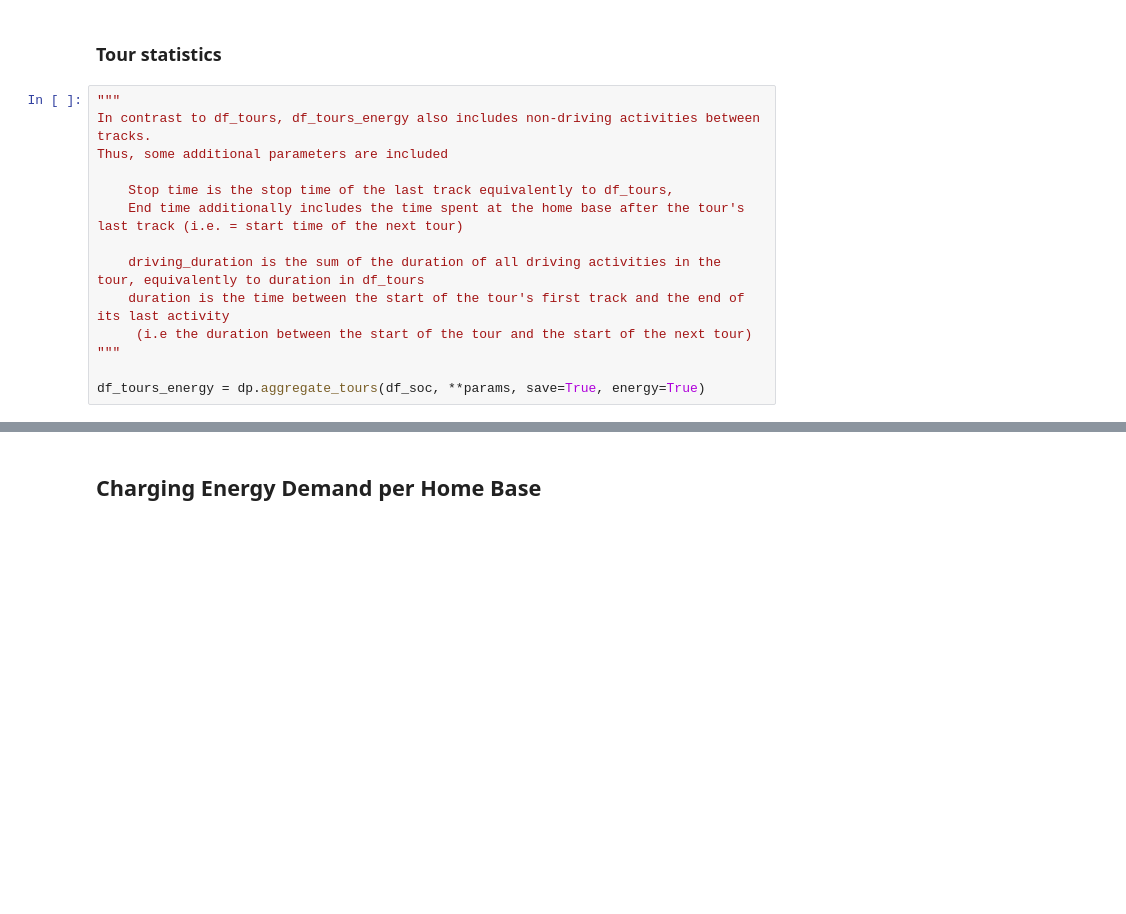
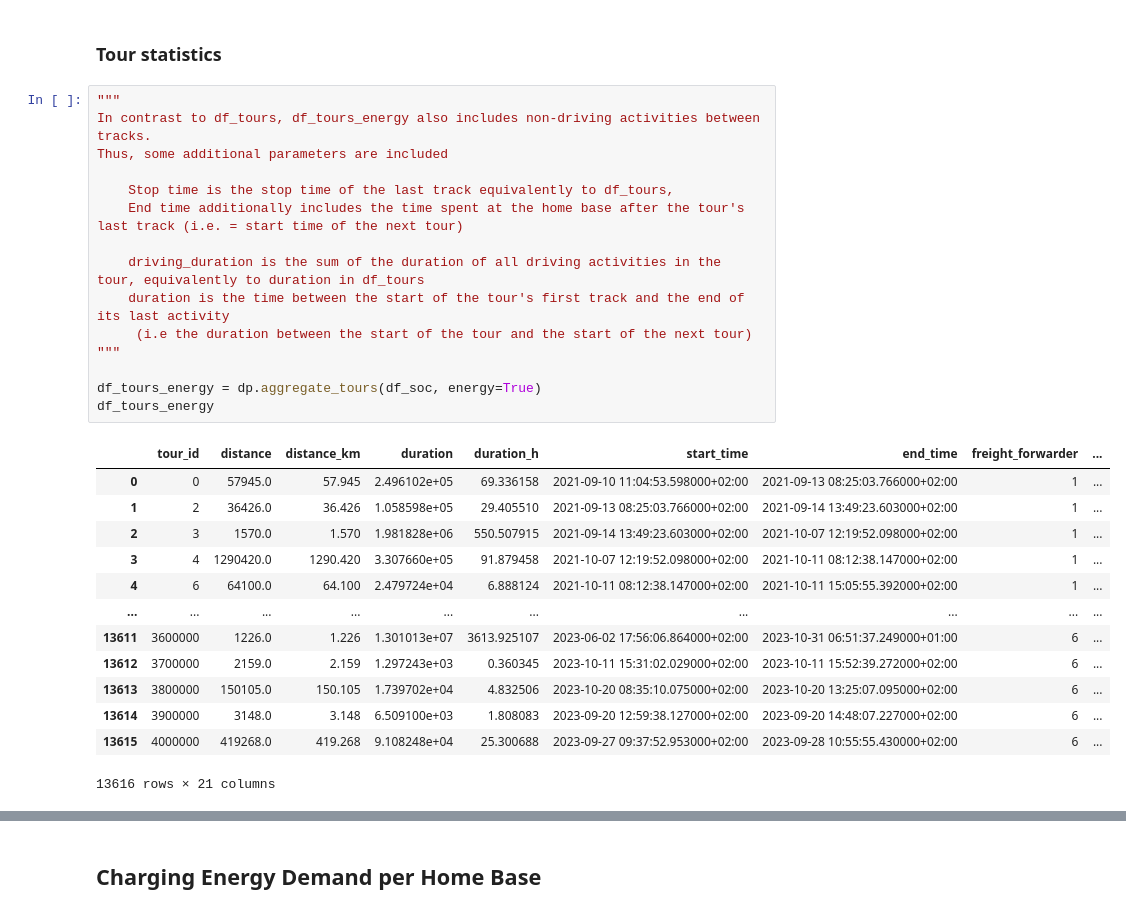
Before and after one commit to napaper/truck_fleet_electrification, a Jupyter notebook: main_energy_sim.ipynb, the cells around one changed output, grey strips where cells are left out. Drawn from its saved outputs; the diff is of its cells as text; blank space fills up the shorter version.

```diff
--- a/main_energy_sim.ipynb
+++ b/main_energy_sim.ipynb
@@ -128,15 +168,30 @@ This is equivalent to the assumption that the SoC at the start of each tour = So
 # %%
 """
 In contrast to df_tours, df_tours_energy also includes non-driving activities between tracks.
 Thus, some additional parameters are included
 
     Stop time is the stop time of the last track equivalently to df_tours,
     End time additionally includes the time spent at the home base after the tour's last track (i.e. = start time of the next tour)
 
     driving_duration is the sum of the duration of all driving activities in the tour, equivalently to duration in df_tours
     duration is the time between the start of the tour's first track and the end of its last activity
      (i.e the duration between the start of the tour and the start of the next tour)
 """
 
-df_tours_energy = dp.aggregate_tours(df_soc, **params, save=True, energy=True)
+df_tours_energy = dp.aggregate_tours(df_soc, energy=True)
+df_tours_energy
+# %% [output]
+|  | tour_id | distance | distance_km | duration | duration_h | start_time | end_time | freight_forwarder | ... |
+| 0 | 0 | 57945.0 | 57.945 | 2.496102e+05 | 69.336158 | 2021-09-10 11:04:53.598000+02:00 | 2021-09-13 08:25:03.766000+02:00 | 1 | ... |
+| 1 | 2 | 36426.0 | 36.426 | 1.058598e+05 | 29.405510 | 2021-09-13 08:25:03.766000+02:00 | 2021-09-14 13:49:23.603000+02:00 | 1 | ... |
+| 2 | 3 | 1570.0 | 1.570 | 1.981828e+06 | 550.507915 | 2021-09-14 13:49:23.603000+02:00 | 2021-10-07 12:19:52.098000+02:00 | 1 | ... |
+| 3 | 4 | 1290420.0 | 1290.420 | 3.307660e+05 | 91.879458 | 2021-10-07 12:19:52.098000+02:00 | 2021-10-11 08:12:38.147000+02:00 | 1 | ... |
+| 4 | 6 | 64100.0 | 64.100 | 2.479724e+04 | 6.888124 | 2021-10-11 08:12:38.147000+02:00 | 2021-10-11 15:05:55.392000+02:00 | 1 | ... |
+| ... | ... | ... | ... | ... | ... | ... | ... | ... | ... |
+| 13611 | 3600000 | 1226.0 | 1.226 | 1.301013e+07 | 3613.925107 | 2023-06-02 17:56:06.864000+02:00 | 2023-10-31 06:51:37.249000+01:00 | 6 | ... |
+| 13612 | 3700000 | 2159.0 | 2.159 | 1.297243e+03 | 0.360345 | 2023-10-11 15:31:02.029000+02:00 | 2023-10-11 15:52:39.272000+02:00 | 6 | ... |
+| 13613 | 3800000 | 150105.0 | 150.105 | 1.739702e+04 | 4.832506 | 2023-10-20 08:35:10.075000+02:00 | 2023-10-20 13:25:07.095000+02:00 | 6 | ... |
+| 13614 | 3900000 | 3148.0 | 3.148 | 6.509100e+03 | 1.808083 | 2023-09-20 12:59:38.127000+02:00 | 2023-09-20 14:48:07.227000+02:00 | 6 | ... |
+| 13615 | 4000000 | 419268.0 | 419.268 | 9.108248e+04 | 25.300688 | 2023-09-27 09:37:52.953000+02:00 | 2023-09-28 10:55:55.430000+02:00 | 6 | ... |
+13616 rows × 21 columns
 # %%
```
Also changed, not shown: parts of 13 cells of this notebook, 4 other files.
